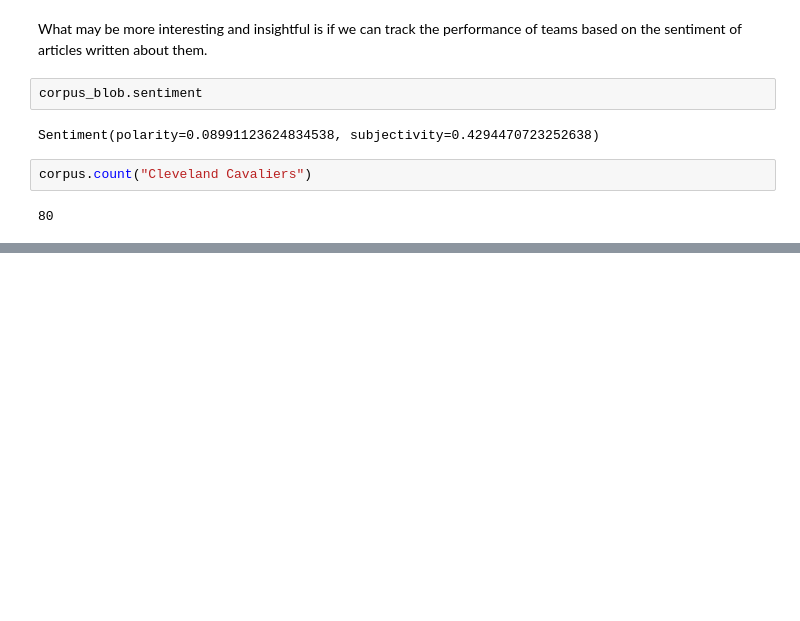
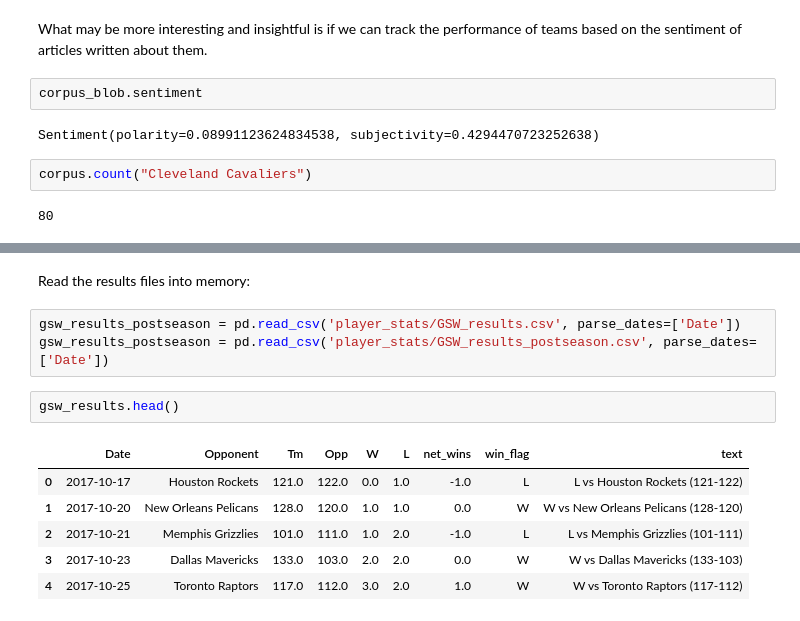
Before and after one commit to ajhoward7/nba-analysis, a Jupyter notebook: Team Frequency Analysis.ipynb, the cells around one changed output, grey strips where cells are left out. Cells and saved outputs as stored; diff of their text form; blank space fills up the shorter version.

```diff
--- a/Team Frequency Analysis.ipynb
+++ b/Team Frequency Analysis.ipynb
@@ -229,0 +354,14 @@ Read in files one by one cleverly. Most of work goes into this one step. Pay att
+# %% [markdown]
+Read the results files into memory:
+# %%
+gsw_results_postseason = pd.read_csv('player_stats/GSW_results.csv', parse_dates=['Date'])
+gsw_results_postseason = pd.read_csv('player_stats/GSW_results_postseason.csv', parse_dates=['Date'])
+# %%
+gsw_results.head()
+# %% [output]
+|  | Date | Opponent | Tm | Opp | W | L | net_wins | win_flag | text |
+| 0 | 2017-10-17 | Houston Rockets | 121.0 | 122.0 | 0.0 | 1.0 | -1.0 | L | L vs Houston Rockets (121-122) |
+| 1 | 2017-10-20 | New Orleans Pelicans | 128.0 | 120.0 | 1.0 | 1.0 | 0.0 | W | W vs New Orleans Pelicans (128-120) |
+| 2 | 2017-10-21 | Memphis Grizzlies | 101.0 | 111.0 | 1.0 | 2.0 | -1.0 | L | L vs Memphis Grizzlies (101-111) |
+| 3 | 2017-10-23 | Dallas Mavericks | 133.0 | 103.0 | 2.0 | 2.0 | 0.0 | W | W vs Dallas Mavericks (133-103) |
+| 4 | 2017-10-25 | Toronto Raptors | 117.0 | 112.0 | 3.0 | 2.0 | 1.0 | W | W vs Toronto Raptors (117-112) |
```
Also changed, not shown: parts of 50 cells of this notebook, 2 other files.
